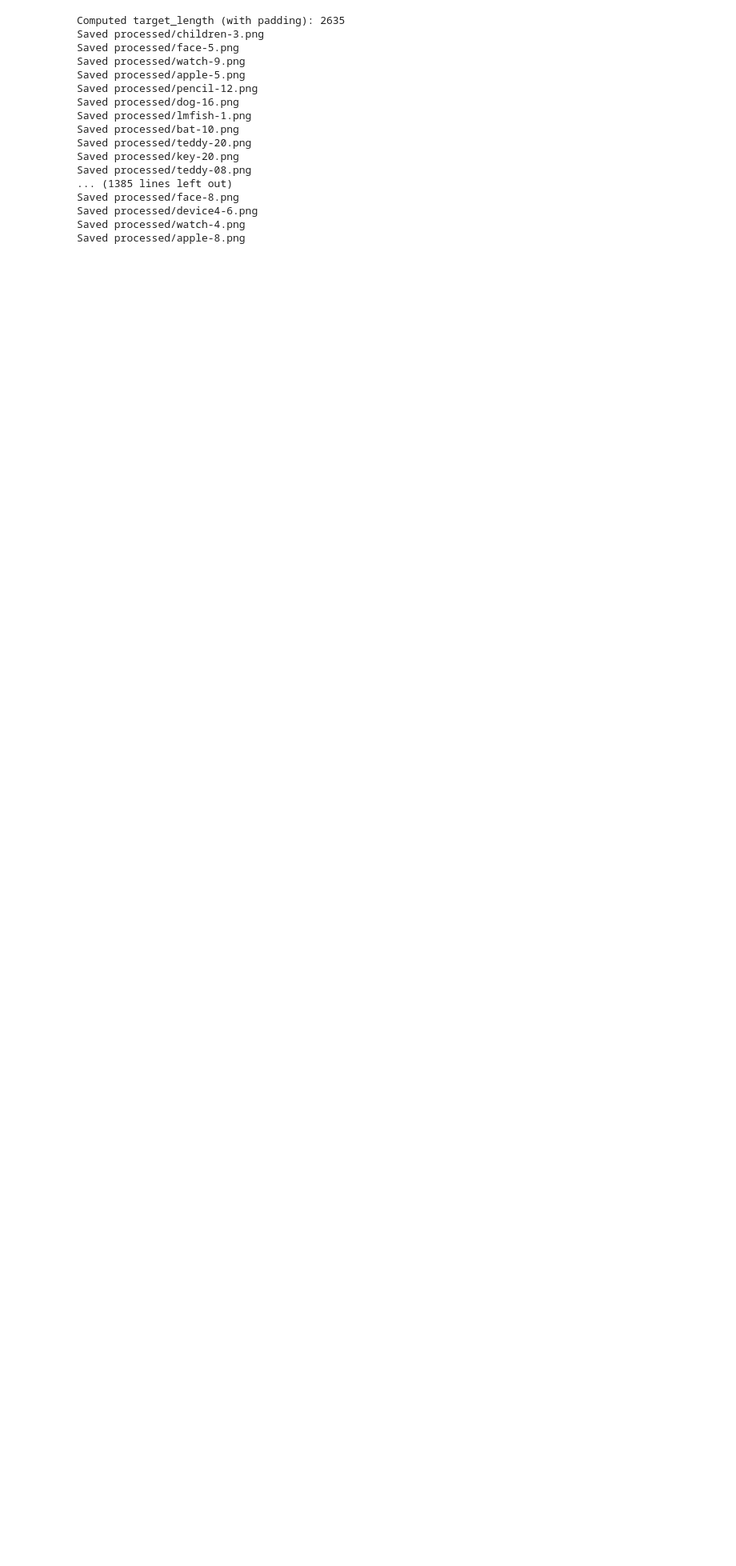
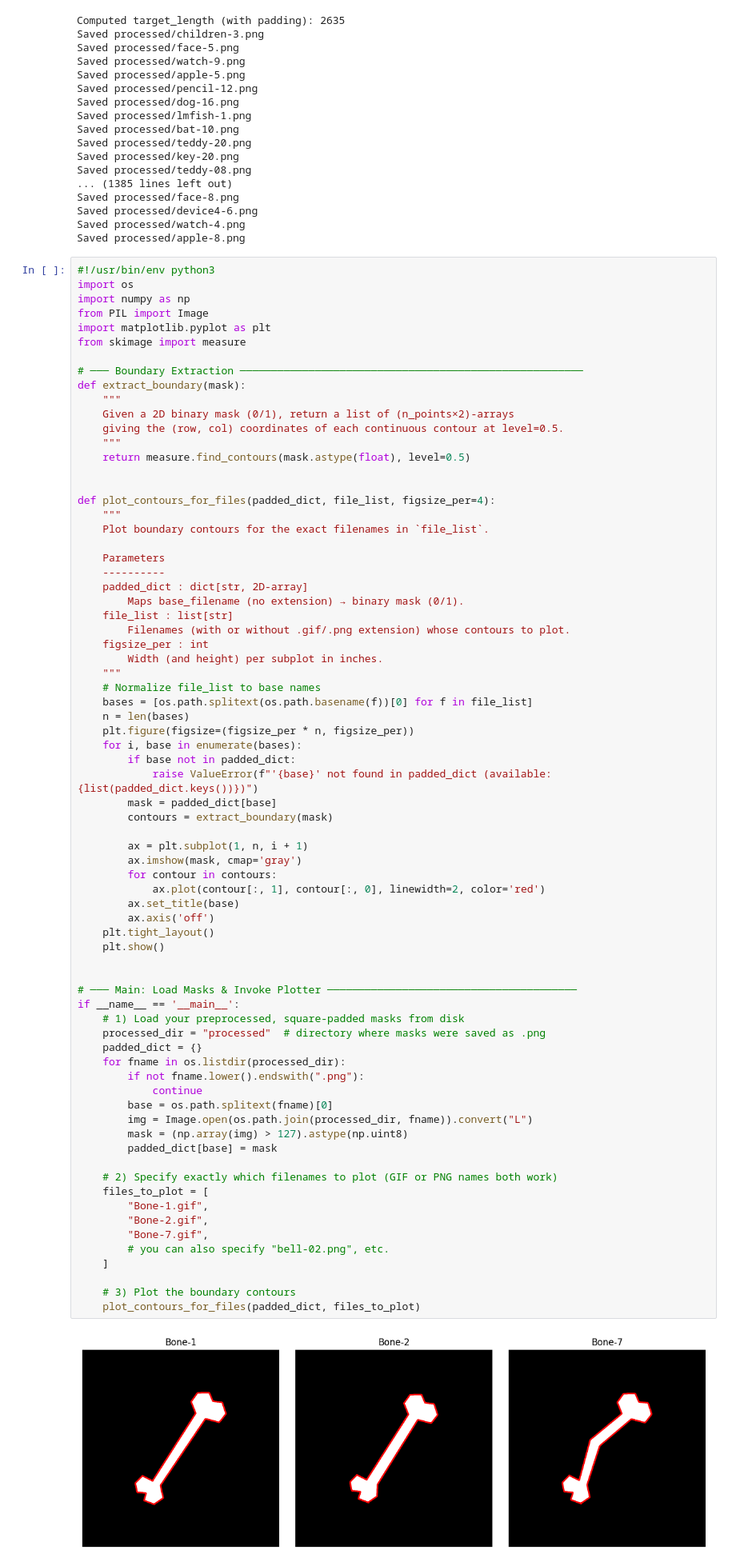
Before and after one commit to reddevil0623/MPEG-7_analysis, a Jupyter notebook: bullseye.ipynb, the cells around one changed output. Shown at 80% size. Cells and saved outputs as stored; diff of their text form; blank space fills up the shorter version.

```diff
--- a/bullseye.ipynb
+++ b/bullseye.ipynb
@@ -1021,3 +1021,78 @@ Saved processed/face-8.png
 Saved processed/device4-6.png
 Saved processed/watch-4.png
 Saved processed/apple-8.png
+# %%
+#!/usr/bin/env python3
+import os
+import numpy as np
+from PIL import Image
+import matplotlib.pyplot as plt
+from skimage import measure
+
+# ─── Boundary Extraction ───────────────────────────────────────────────────────
+def extract_boundary(mask):
+    """
+    Given a 2D binary mask (0/1), return a list of (n_points×2)-arrays
+    giving the (row, col) coordinates of each continuous contour at level=0.5.
+    """
+    return measure.find_contours(mask.astype(float), level=0.5)
+
+
+def plot_contours_for_files(padded_dict, file_list, figsize_per=4):
+    """
+    Plot boundary contours for the exact filenames in `file_list`.
+
+    Parameters
+    ----------
+    padded_dict : dict[str, 2D-array]
+        Maps base_filename (no extension) → binary mask (0/1).
+    file_list : list[str]
+        Filenames (with or without .gif/.png extension) whose contours to plot.
+    figsize_per : int
+        Width (and height) per subplot in inches.
+    """
+    # Normalize file_list to base names
+    bases = [os.path.splitext(os.path.basename(f))[0] for f in file_list]
+    n = len(bases)
+    plt.figure(figsize=(figsize_per * n, figsize_per))
+    for i, base in enumerate(bases):
+        if base not in padded_dict:
+            raise ValueError(f"'{base}' not found in padded_dict (available: {list(padded_dict.keys())})")
+        mask = padded_dict[base]
+        contours = extract_boundary(mask)
+
+        ax = plt.subplot(1, n, i + 1)
+        ax.imshow(mask, cmap='gray')
+        for contour in contours:
+            ax.plot(contour[:, 1], contour[:, 0], linewidth=2, color='red')
+        ax.set_title(base)
+        ax.axis('off')
+    plt.tight_layout()
+    plt.show()
+
+
+# ─── Main: Load Masks & Invoke Plotter ────────────────────────────────────────
+if __name__ == '__main__':
+    # 1) Load your preprocessed, square-padded masks from disk
+    processed_dir = "processed"  # directory where masks were saved as .png
+    padded_dict = {}
+    for fname in os.listdir(processed_dir):
+        if not fname.lower().endswith(".png"):
+            continue
+        base = os.path.splitext(fname)[0]
+        img = Image.open(os.path.join(processed_dir, fname)).convert("L")
+        mask = (np.array(img) > 127).astype(np.uint8)
+        padded_dict[base] = mask
+
+    # 2) Specify exactly which filenames to plot (GIF or PNG names both work)
+    files_to_plot = [
+        "Bone-1.gif",
+        "Bone-2.gif",
+        "Bone-7.gif",
+        # you can also specify "bell-02.png", etc.
+    ]
+
+    # 3) Plot the boundary contours
+    plot_contours_for_files(padded_dict, files_to_plot)
+# %% [output]
+[figure, added]
```
Also changed, not shown: parts of 2 cells of this notebook.
